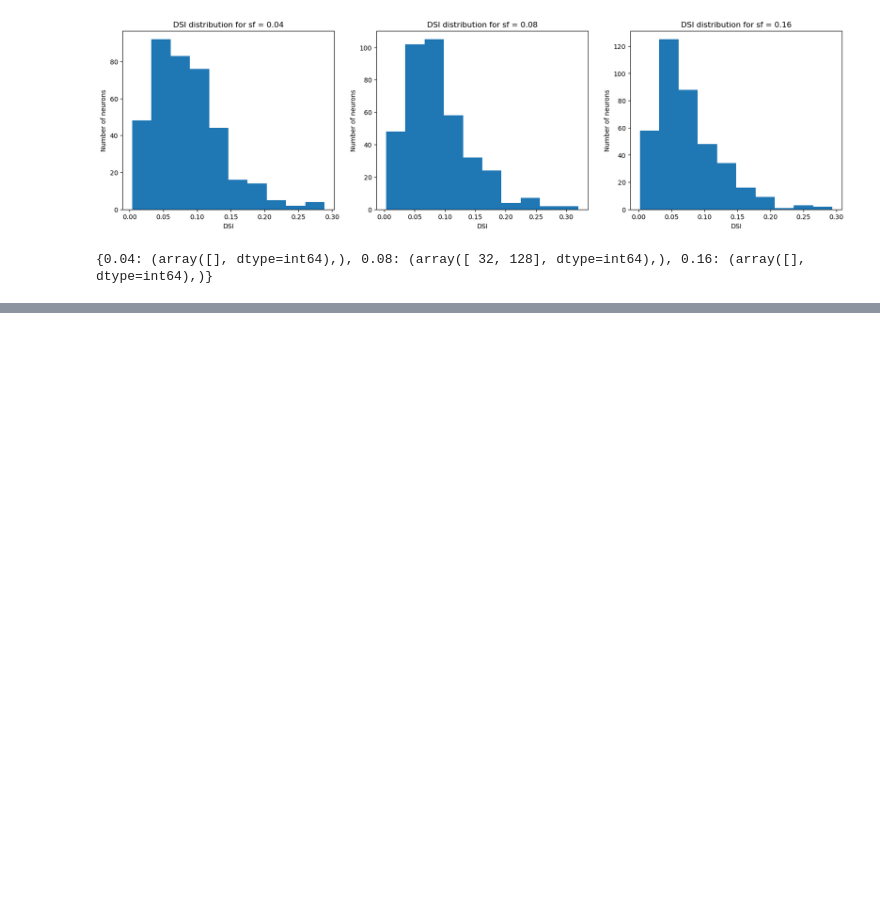
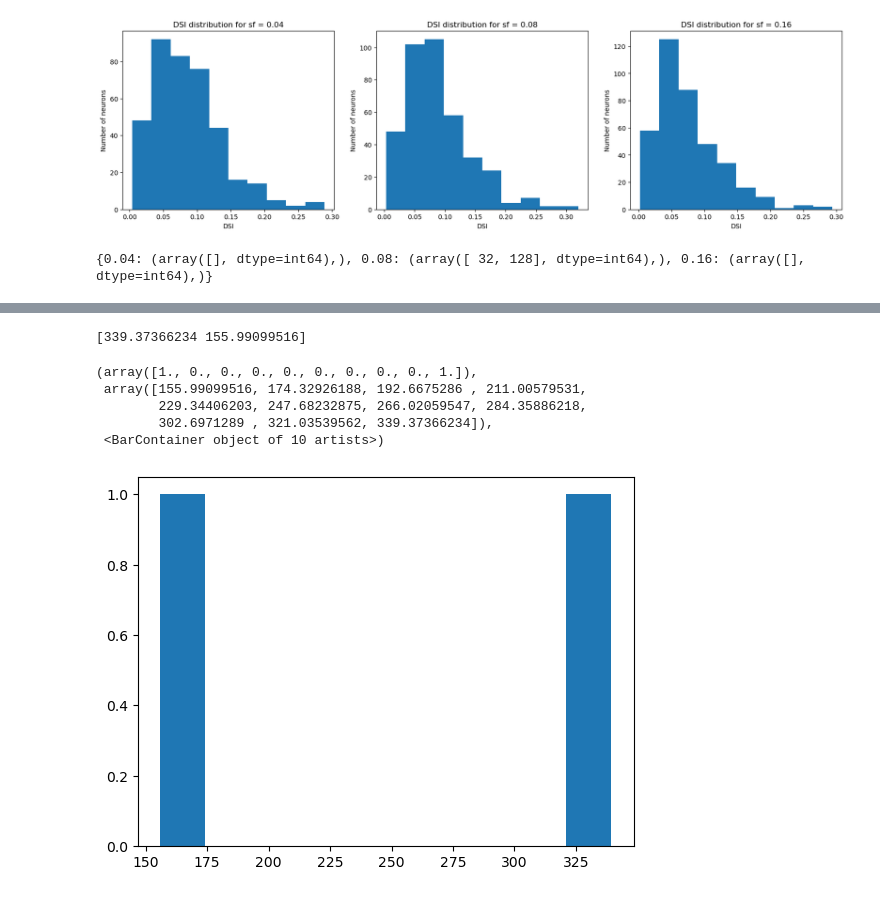
Before and after one commit to vittoriocarfagno/Computational-Biology, a Jupyter notebook: Kaat/Merged_code_task1-3.ipynb, the cells around one changed output, grey strips where cells are left out. Drawn from its saved outputs; the diff is of its cells as text; code cells hidden in the pictures; blank space fills up the shorter version.

```diff
--- a/Kaat/Merged_code_task1-3.ipynb
+++ b/Kaat/Merged_code_task1-3.ipynb
@@ -389,0 +390,30 @@ range(0, 3)
+# %%
+### Plot the distribution of preferred directions for DSI > 0.3 ###
+#This is a little bit useless with only two neurons
+
+theta = directions_sorted*np.pi/180
+vecsum_angle = np.zeros(len(dsi_thresh[0.08][0]))
+vecsum_len = np.zeros(len(dsi_thresh[0.08][0]))
+
+for i in range(len(dsi_thresh[0.08][0])):
+    neur = dsi_thresh[0.08][0][i]
+    r = mat_008[neur,:]
+
+    vecsum_angle[i] = np.angle(np.sum(r * np.exp(1j * dir_rad)))
+    if vecsum_angle[i]*180/np.pi < 0:
+        vecsum_angle[i] = (vecsum_angle[i]*180/np.pi + 360)/180 * np.pi # This is to make sure the angle is between 0-360 °. I could also do this for the polar plots but less necessary I guess
+
+    vecsum_len[i] = np.sum(r * np.exp(1j * dir_rad)) / (np.exp(1j*vecsum_angle[i]))
+
+print(vecsum_angle*180/np.pi)
+
+fig, ax = plt.subplots()
+ax.hist(vecsum_angle*180/np.pi)
+# %% [output]
+[339.37366234 155.99099516]
+(array([1., 0., 0., 0., 0., 0., 0., 0., 0., 1.]),
+ array([155.99099516, 174.32926188, 192.6675286 , 211.00579531,
+        229.34406203, 247.68232875, 266.02059547, 284.35886218,
+        302.6971289 , 321.03539562, 339.37366234]),
+ <BarContainer object of 10 artists>)
+[figure, added]
```
Also changed, not shown: parts of 1 cell of this notebook.
